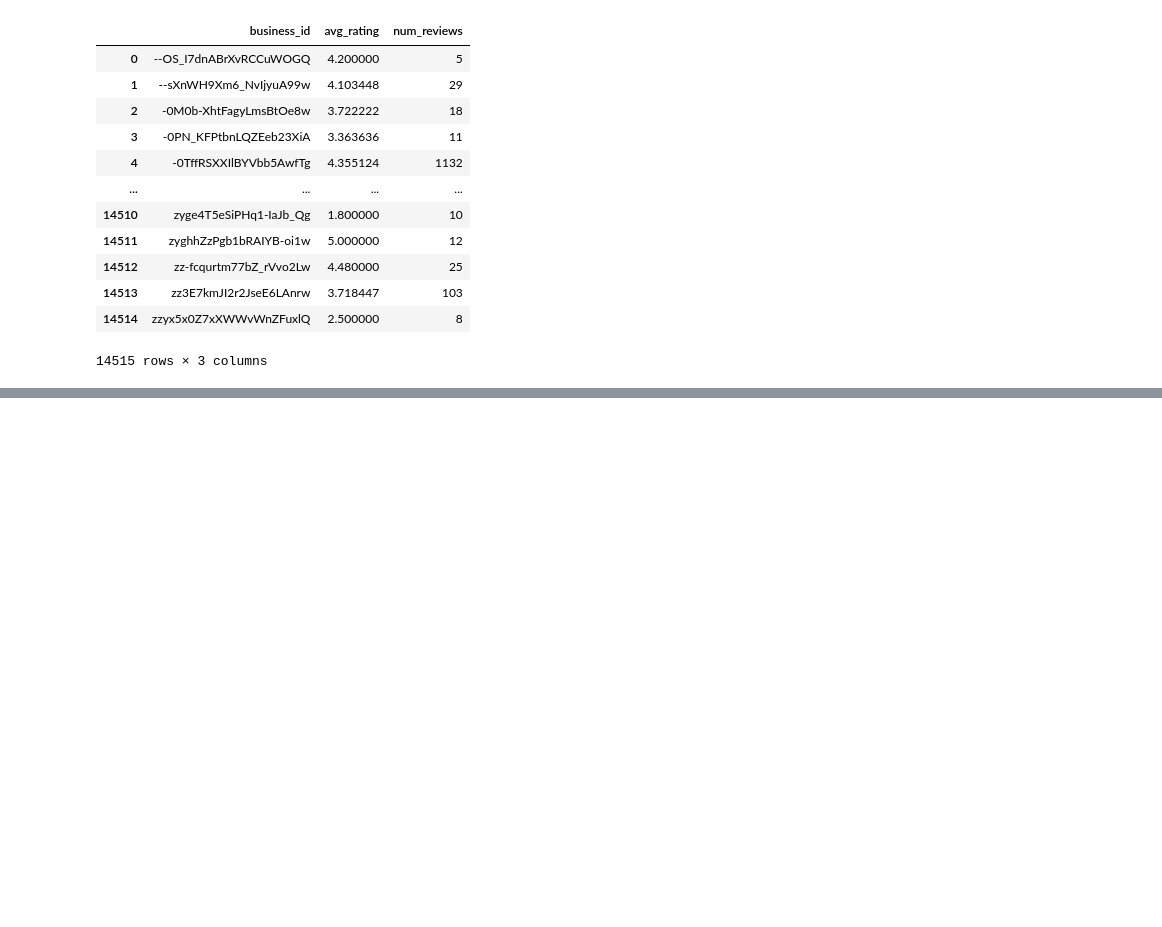
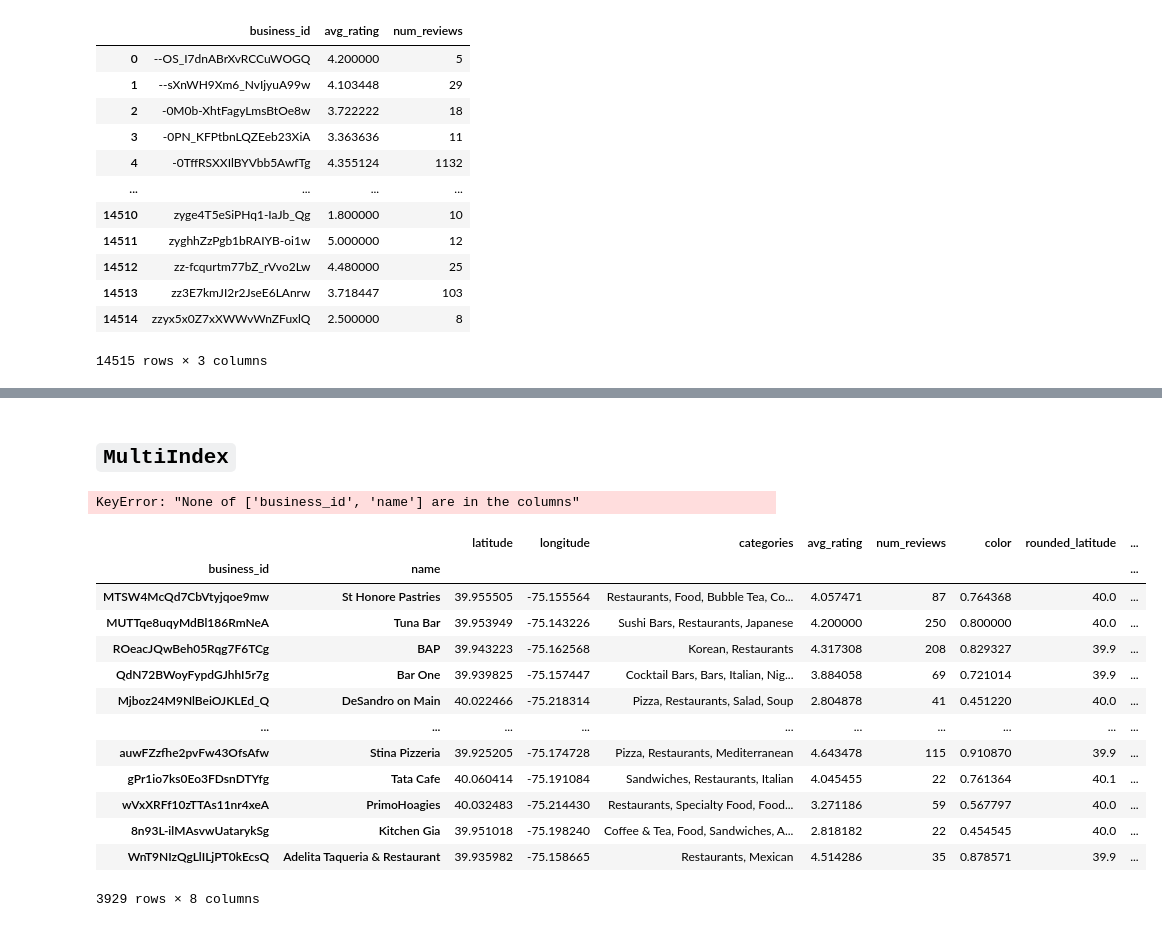
Before and after one commit to cfaring/ait-2025, a Jupyter notebook: lab1/lab1.ipynb, the cells around one changed output, grey strips where cells are left out. Saved outputs shown, nothing was run; the diff lists cells and outputs as text; code cells hidden in the pictures; blank space fills up the shorter version.

```diff
--- a/lab1/lab1.ipynb
+++ b/lab1/lab1.ipynb
@@ -286,0 +444,12 @@ KeyError: "None of ['business_id'] are in the columns"
+# %%
+# Заменяем ';' на ',' для унификации разделителей
+combined_data['categories'] = combined_data['categories'].str.replace(';', ',', regex=False)
+
+# Фильтрация записей, содержащих 'restaurant' в любом регистре и с не менее чем 5 отзывами
+filtered_data = combined_data[
+    combined_data['categories'].str.contains('restaurant', case=False, na=False) &
+    (combined_data['num_reviews'] >= 20)  # Условие на количество отзывов
+]
+
+# Вывод результатов
+filtered_data
@@ -286,0 +507,24 @@ KeyError: "None of ['business_id'] are in the columns"
+# %% [markdown]
+## `MultiIndex`
+# %%
+filtered_data.set_index(['business_id', 'name'], inplace=True)
+filtered_data
+# %% [output]
+KeyError: "None of ['business_id', 'name'] are in the columns"
+# %%
+filtered_data
+# %% [output]
+|  |  | latitude | longitude | categories | avg_rating | num_reviews | color | rounded_latitude | ... |
+| business_id | name |  |  |  |  |  |  |  | ... |
+| MTSW4McQd7CbVtyjqoe9mw | St Honore Pastries | 39.955505 | -75.155564 | Restaurants, Food, Bubble Tea, Co... | 4.057471 | 87 | 0.764368 | 40.0 | ... |
+| MUTTqe8uqyMdBl186RmNeA | Tuna Bar | 39.953949 | -75.143226 | Sushi Bars, Restaurants, Japanese | 4.200000 | 250 | 0.800000 | 40.0 | ... |
+| ROeacJQwBeh05Rqg7F6TCg | BAP | 39.943223 | -75.162568 | Korean, Restaurants | 4.317308 | 208 | 0.829327 | 39.9 | ... |
+| QdN72BWoyFypdGJhhI5r7g | Bar One | 39.939825 | -75.157447 | Cocktail Bars, Bars, Italian, Nig... | 3.884058 | 69 | 0.721014 | 39.9 | ... |
+| Mjboz24M9NlBeiOJKLEd_Q | DeSandro on Main | 40.022466 | -75.218314 | Pizza, Restaurants, Salad, Soup | 2.804878 | 41 | 0.451220 | 40.0 | ... |
+| ... | ... | ... | ... | ... | ... | ... | ... | ... | ... |
+| auwFZzfhe2pvFw43OfsAfw | Stina Pizzeria | 39.925205 | -75.174728 | Pizza, Restaurants, Mediterranean | 4.643478 | 115 | 0.910870 | 39.9 | ... |
+| gPr1io7ks0Eo3FDsnDTYfg | Tata Cafe | 40.060414 | -75.191084 | Sandwiches, Restaurants, Italian | 4.045455 | 22 | 0.761364 | 40.1 | ... |
+| wVxXRFf10zTTAs11nr4xeA | PrimoHoagies | 40.032483 | -75.214430 | Restaurants, Specialty Food, Food... | 3.271186 | 59 | 0.567797 | 40.0 | ... |
+| 8n93L-ilMAsvwUatarykSg | Kitchen Gia | 39.951018 | -75.198240 | Coffee & Tea, Food, Sandwiches, A... | 2.818182 | 22 | 0.454545 | 40.0 | ... |
+| WnT9NIzQgLlILjPT0kEcsQ | Adelita Taqueria & Restaurant | 39.935982 | -75.158665 | Restaurants, Mexican | 4.514286 | 35 | 0.878571 | 39.9 | ... |
+3929 rows × 8 columns
```
Also changed, not shown: parts of 26 cells of this notebook.
